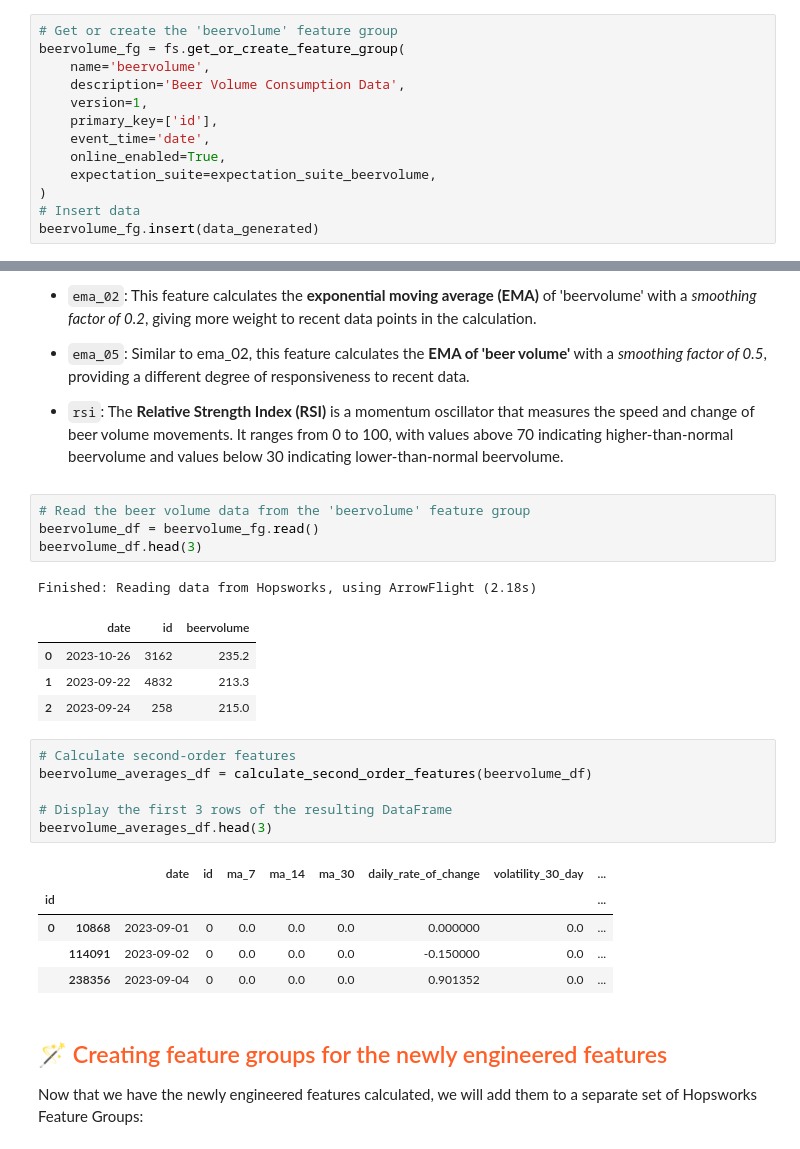
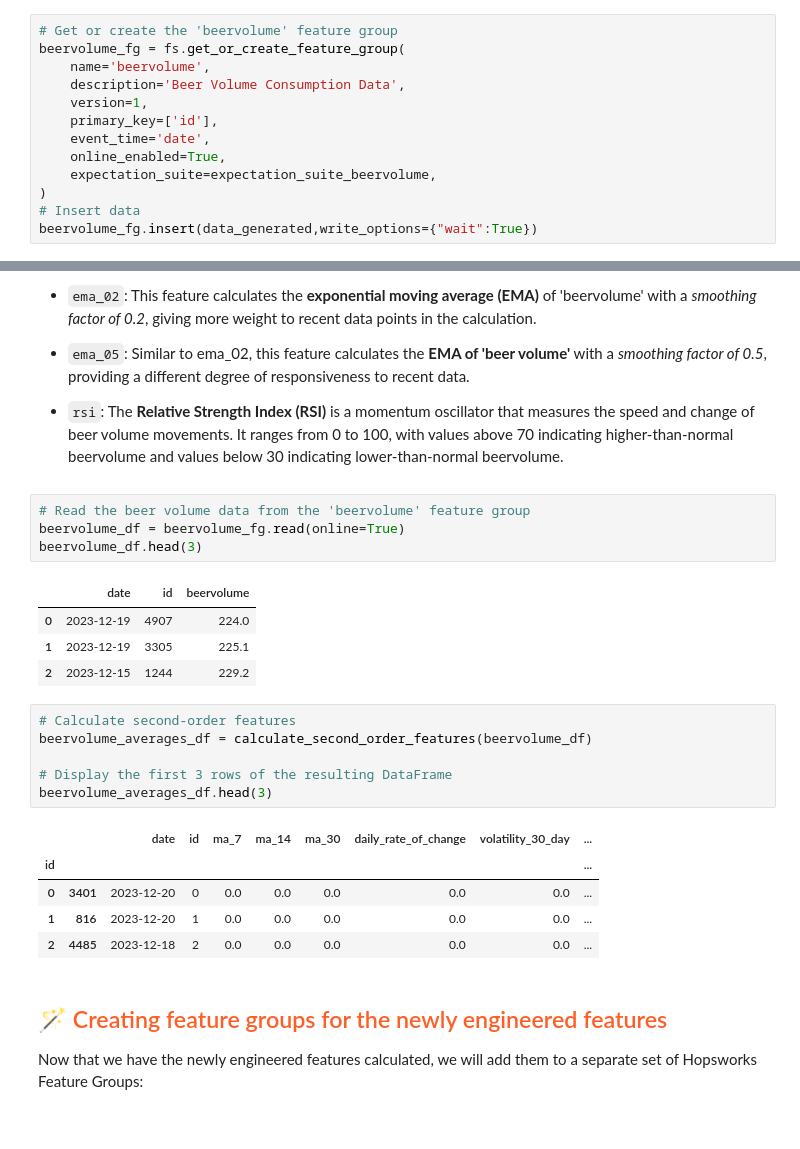
Before and after one commit to rvanbruggen/hopsworks-demos, a Jupyter notebook: beerconsumption_enterprise+vsstudio/1_beervolume_feature_backfill.ipynb, the cells around one changed output, grey strips where cells are left out. Drawn from its saved outputs; the diff is of its cells as text.

Commit message:
Modifying to use online store... small indicators to highlight problems in part 2...

```diff
--- a/beerconsumption_enterprise+vsstudio/1_beervolume_feature_backfill.ipynb
+++ b/beerconsumption_enterprise+vsstudio/1_beervolume_feature_backfill.ipynb
@@ -132,6 +132,6 @@ beervolume_fg = fs.get_or_create_feature_group(
     expectation_suite=expectation_suite_beervolume,
 )
 # Insert data
-beervolume_fg.insert(data_generated)
+beervolume_fg.insert(data_generated,write_options={"wait":True})
 # %% [output]
 Feature Group created successfully, explore it at
@@ -184,14 +184,13 @@ In order to make predictions around the volume of the consumption of beer that o
 - `rsi`: The **Relative Strength Index (RSI)** is a momentum oscillator that measures the speed and change of beer volume movements. It ranges from 0 to 100, with values above 70 indicating higher-than-normal beervolume and values below 30 indicating lower-than-normal beervolume.
 # %%
 # Read the beer volume data from the 'beervolume' feature group
-beervolume_df = beervolume_fg.read()
+beervolume_df = beervolume_fg.read(online=True)
 beervolume_df.head(3)
 # %% [output]
-Finished: Reading data from Hopsworks, using ArrowFlight (2.18s)
 |  | date | id | beervolume |
-| 0 | 2023-10-26 | 3162 | 235.2 |
-| 1 | 2023-09-22 | 4832 | 213.3 |
-| 2 | 2023-09-24 | 258 | 215.0 |
+| 0 | 2023-12-19 | 4907 | 224.0 |
+| 1 | 2023-12-19 | 3305 | 225.1 |
+| 2 | 2023-12-15 | 1244 | 229.2 |
 # %%
 # Calculate second-order features
 beervolume_averages_df = calculate_second_order_features(beervolume_df)
@@ -201,9 +200,9 @@ beervolume_averages_df.head(3)
 # %% [output]
 |  |  | date | id | ma_7 | ma_14 | ma_30 | daily_rate_of_change | volatility_30_day | ... |
 | id |  |  |  |  |  |  |  |  | ... |
-| 0 | 10868 | 2023-09-01 | 0 | 0.0 | 0.0 | 0.0 | 0.000000 | 0.0 | ... |
-|  | 114091 | 2023-09-02 | 0 | 0.0 | 0.0 | 0.0 | -0.150000 | 0.0 | ... |
-|  | 238356 | 2023-09-04 | 0 | 0.0 | 0.0 | 0.0 | 0.901352 | 0.0 | ... |
+| 0 | 3401 | 2023-12-20 | 0 | 0.0 | 0.0 | 0.0 | 0.0 | 0.0 | ... |
+| 1 | 816 | 2023-12-20 | 1 | 0.0 | 0.0 | 0.0 | 0.0 | 0.0 | ... |
+| 2 | 4485 | 2023-12-18 | 2 | 0.0 | 0.0 | 0.0 | 0.0 | 0.0 | ... |
 # %% [markdown]
 ## <span style="color:#ff5f27">🪄 Creating feature groups for the newly engineered features </span>
 
```
Also changed, not shown: parts of 3 cells of this notebook, 1 other file.
